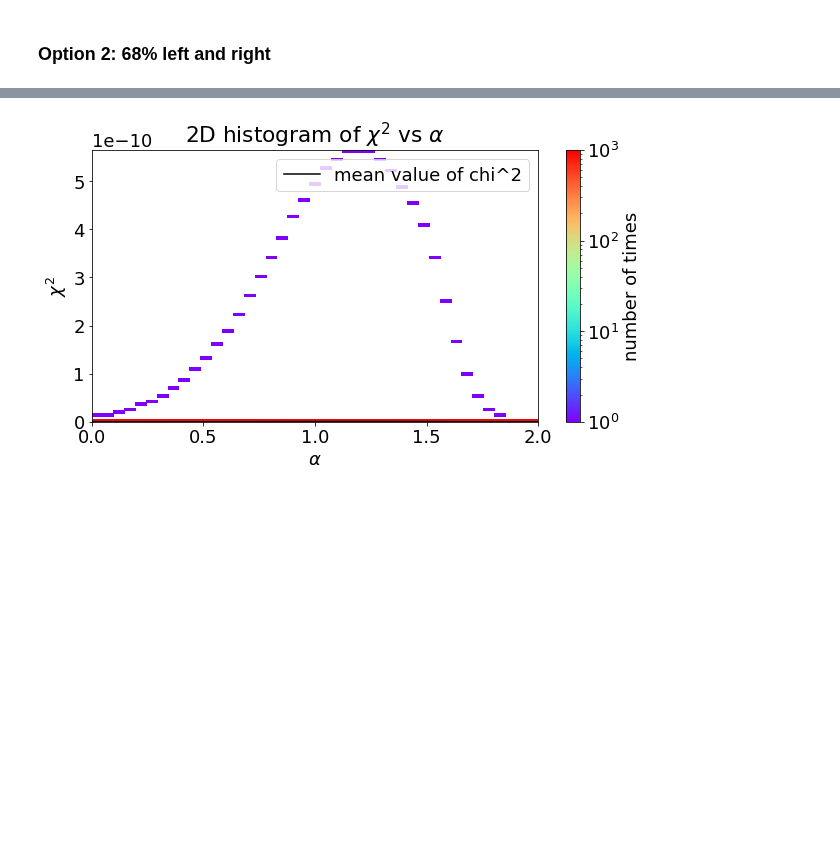
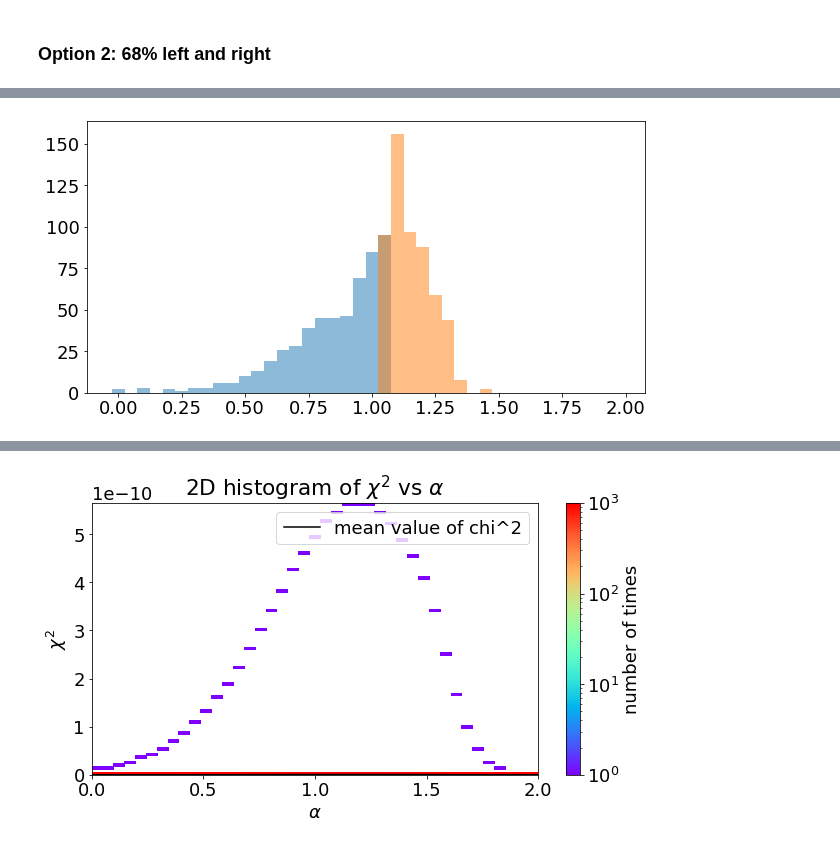
Before and after one commit to R-Grau/EBLpy, a Jupyter notebook: EBL_fit_MC_viewer.ipynb, the cells around one changed output, grey strips where cells are left out. Saved outputs shown, nothing was run; the diff lists cells and outputs as text; code cells hidden in the pictures; blank space fills up the shorter version.

```diff
--- a/EBL_fit_MC_viewer.ipynb
+++ b/EBL_fit_MC_viewer.ipynb
@@ -299,3 +345,9 @@ Lower coverage = 81.37472283813747 %
+# %%
+plt.hist(np.array(minus), bins = np.arange(-0.025, alpha_BEST + 0.075, 0.05), alpha = 0.5)
+plt.hist(np.array(plus), bins = np.arange(alpha_BEST - 0.075, 2.025, 0.05), alpha=0.5)
+plt.show()
+# %% [output]
+[figure, added]
 # %%
 plt.hist(np.array(minus), bins = np.arange(-0.025, 1.075, 0.05), alpha = 0.5)
 plt.hist(np.array(plus), bins = np.arange(0.975, 2.025, 0.05), alpha=0.5)
```
Also changed, not shown: parts of 7 cells of this notebook.
